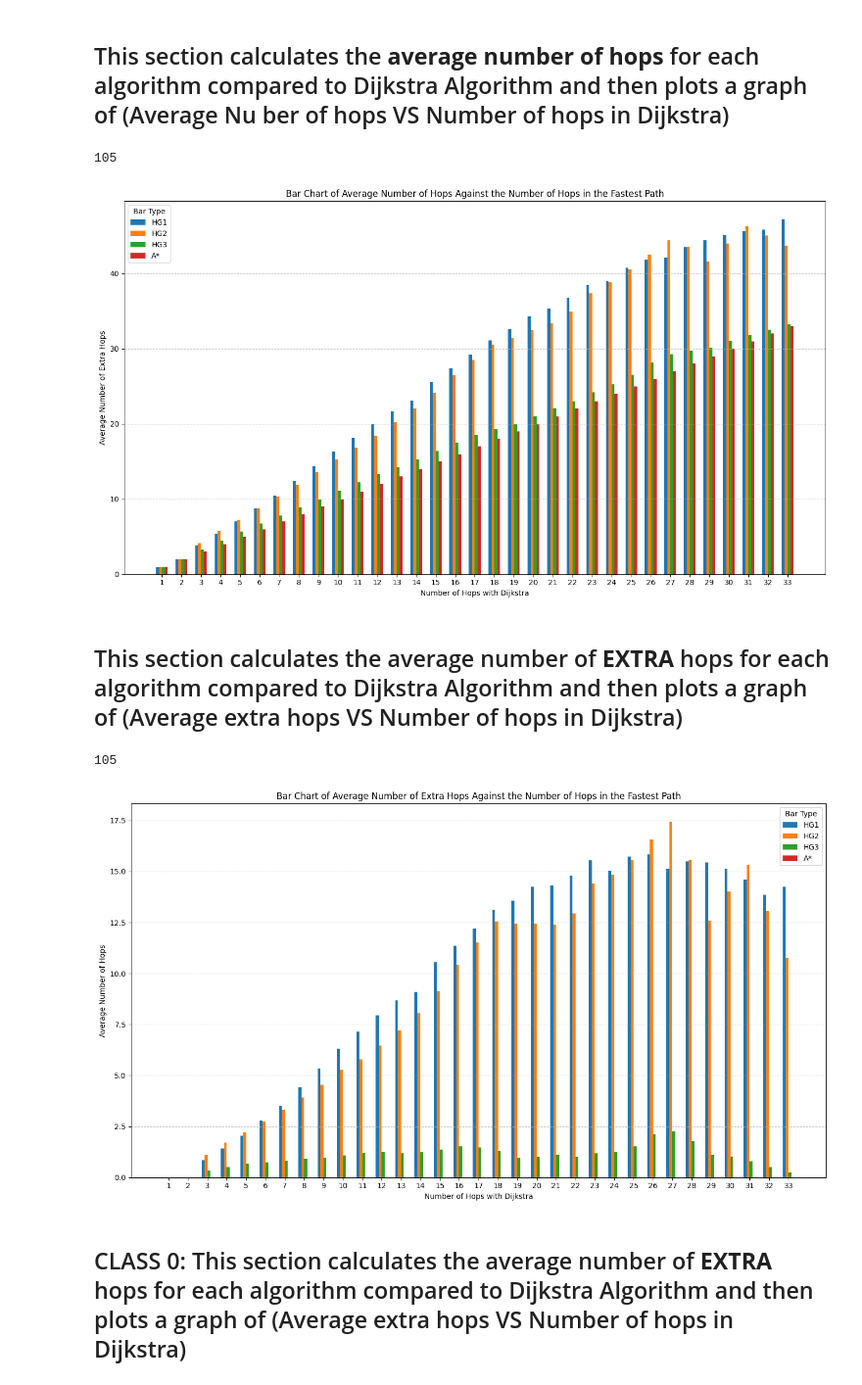
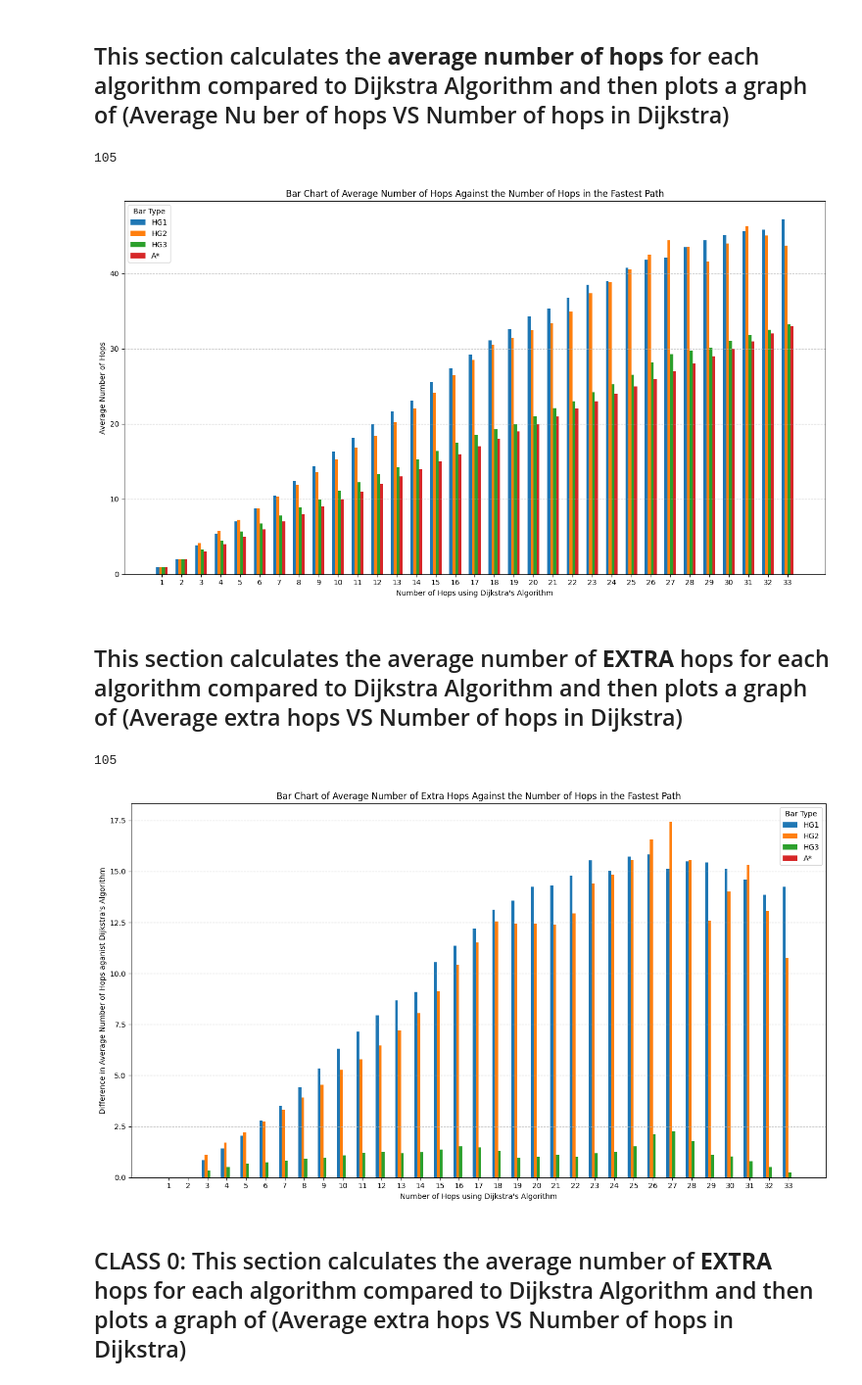
Before and after one commit to dylanljs04/human-gazed-algo, a Jupyter notebook: new_main.ipynb, the cells around one changed output. Shown at 98% size. Cells and saved outputs as stored; diff of their text form; code cells hidden in the pictures.

```diff
--- a/new_main.ipynb
+++ b/new_main.ipynb
@@ -620,8 +620,8 @@ ax.set_xticks(x + bar_width * (num_bars - 1) / 2)
 ax.set_xticklabels(keys)
 
 # Add labels, title, and legend
-plt.xlabel('Number of Hops with Dijkstra')
-plt.ylabel('Average Number of Extra Hops')
+plt.xlabel("Number of Hops using Dijkstra's Algorithm")
+plt.ylabel('Average Number of Hops')
 plt.title('Bar Chart of Average Number of Hops Against the Number of Hops in the Fastest Path')
 plt.legend(title="Bar Type")
 plt.grid(axis='y', linestyle='--', alpha=0.7)
@@ -631,7 +631,7 @@ plt.tight_layout()
 plt.show()
 # %% [output]
 105
-[figure, old version]
+[figure, new version]
 # %% [markdown]
 ## This section calculates the average number of **EXTRA** hops for each algorithm compared to Dijkstra Algorithm and then plots a graph of (Average extra hops VS Number of hops in Dijkstra)
 # %%
@@ -681,36 +681,36 @@ values = [v[:4] for v in hops_differences.values()]  # Use only the first 5 valu
 fig, ax = plt.subplots(figsize=(14, 8))
 
 # Define x locations for each group of 5 bars
 x = np.arange(len(keys))  # Position of groups on x-axis
 bar_width = 0.15  # Width of each bar
 num_bars = 4  # Number of bars per group
 
 # Define custom labels for the legend
 labels = ['HG1', 'HG2', 'HG3', 'A*']
 
 # Plot each of the 5 bars for all keys
 for i in range(num_bars):
     bar_positions = x + i * bar_width  # Offset each bar
     bar_values = [v[i] for v in values]
     ax.bar(bar_positions, bar_values, bar_width, label=labels[i])
 
 # Set x-ticks to the middle of the grouped bars
 ax.set_xticks(x + bar_width * (num_bars - 1) / 2)
 ax.set_xticklabels(keys)
 
 # Add labels, title, and legend
-plt.xlabel('Number of Hops with Dijkstra')
-plt.ylabel('Average Number of Hops')
+plt.xlabel("Number of Hops using Dijkstra's Algorithm")
+plt.ylabel("Difference in Average Number of Hops aganist Dijkstra's Algorithm")
 plt.title('Bar Chart of Average Number of Extra Hops Against the Number of Hops in the Fastest Path')
 plt.legend(title="Bar Type")
 plt.grid(axis='y', linestyle='--', alpha=0.7)
 
 # Show the plot
 plt.tight_layout()
 plt.show()
 # %% [output]
 105
-[figure, old version]
+[figure, new version]
 # %% [markdown]
 ## CLASS 0: This section calculates the average number of **EXTRA** hops for each algorithm compared to Dijkstra Algorithm and then plots a graph of (Average extra hops VS Number of hops in Dijkstra)
 # %%
```
Also changed, not shown: parts of 8 cells of this notebook, 12 other files.
